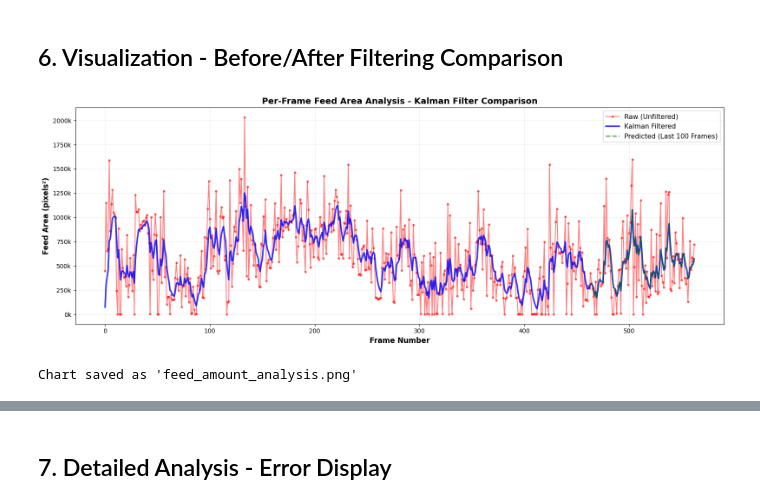
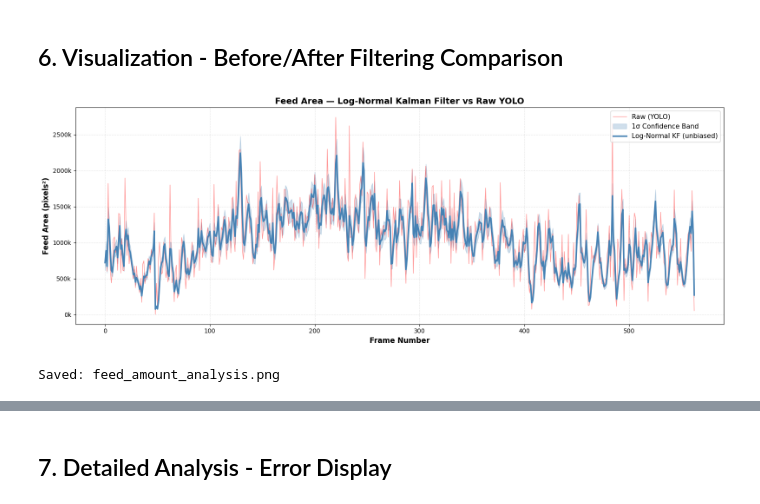
Before and after one commit to CliffyangZ/Optimal-Control-For-Aquaculture, a Jupyter notebook: analyze_feed_amount.ipynb, the cells around one changed output, grey strips where cells are left out. Drawn from its saved outputs; the diff is of its cells as text; code cells hidden in the pictures.

```diff
--- a/analyze_feed_amount.ipynb
+++ b/analyze_feed_amount.ipynb
@@ -263,45 +338,29 @@ Kalman 濾波後:
 # %%
 fig, ax = plt.subplots(figsize=(16, 6))
 
-# 繪製原始值
+# Raw measurements
 ax.plot(frame_numbers, feed_areas_raw,
-        label='Raw (Unfiltered)',
-        color='red',
-        alpha=0.5,
-        linewidth=1.5,
-        marker='o',
-        markersize=3)
+        label='Raw (YOLO)', color='red', alpha=0.4, linewidth=1.0)
 
-# 繪製濾波值
+# 1-sigma confidence band from filter covariance
+ax.fill_between(frame_numbers, conf_lower, conf_upper,
+                alpha=0.25, color='steelblue', label='1σ Confidence Band')
+
+# Unbiased filtered estimate
 ax.plot(frame_numbers, feed_areas_filtered,
-        label='Kalman Filtered',
-        color='blue',
-        linewidth=2.5,
-        alpha=0.8)
-
-# 繪製預測值（僅顯示後半部分以避免圖表混亂）
-if len(predictions) > 100:
-    ax.plot(frame_numbers[-100:], predictions[-100:],
-            label='Predicted (Last 100 Frames)',
-            color='green',
-            linewidth=2,
-            linestyle='--',
-            alpha=0.7)
+        label='Log-Normal KF (unbiased)', color='steelblue', linewidth=2.5)
 
 ax.set_xlabel('Frame Number', fontsize=12, fontweight='bold')
 ax.set_ylabel('Feed Area (pixels²)', fontsize=12, fontweight='bold')
-ax.set_title('Per-Frame Feed Area Analysis - Kalman Filter Comparison', fontsize=14, fontweight='bold')
+ax.set_title('Feed Area — Log-Normal Kalman Filter vs Raw YOLO', fontsize=14, fontweight='bold')
 ax.legend(fontsize=11, loc='upper right')
 ax.grid(True, alpha=0.3, linestyle='--')
-
-# 設置 y 軸為千位分隔符
 ax.yaxis.set_major_formatter(plt.FuncFormatter(lambda x, p: f'{int(x/1000)}k'))
 
 plt.tight_layout()
 plt.savefig('feed_amount_analysis.png', dpi=150, bbox_inches='tight')
 plt.show()
-
-print("Chart saved as 'feed_amount_analysis.png'")
+print("Saved: feed_amount_analysis.png")
 # %% [output]
-[figure, old version]
+[figure, new version]
-Chart saved as 'feed_amount_analysis.png'
+Saved: feed_amount_analysis.png
```
Also changed, not shown: parts of 25 cells of this notebook, 44 other files.
